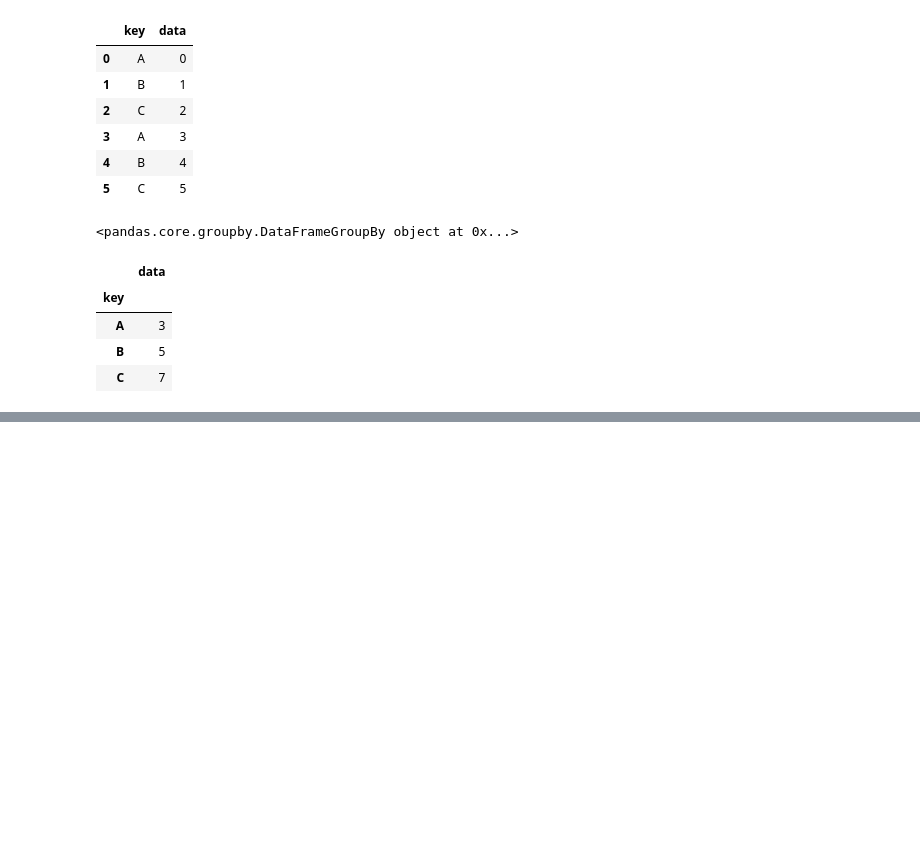
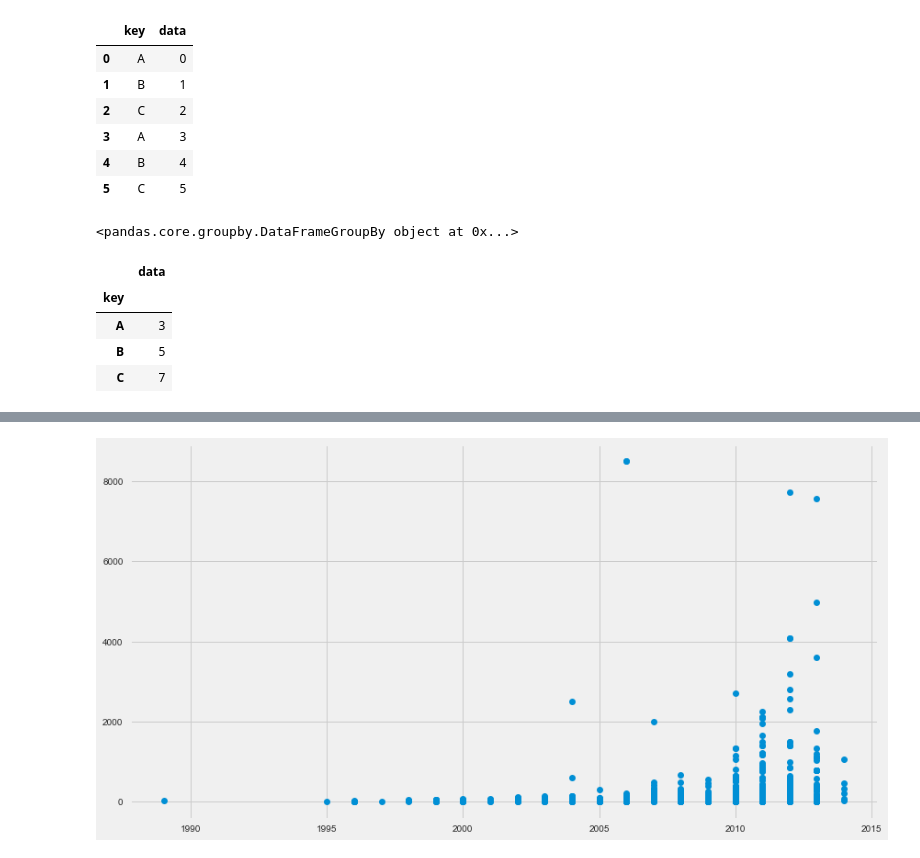
Before and after one commit to numanyilmaz/PythonDataScienceHandbookNotes, a Jupyter notebook: Chapter3.ipynb, the cells around one changed output, grey strips where cells are left out. Saved outputs shown, nothing was run; the diff lists cells and outputs as text; code cells hidden in the pictures; blank space fills up the shorter version.

```diff
--- a/Chapter3.ipynb
+++ b/Chapter3.ipynb
@@ -938,0 +1112,5 @@ df.groupby('key').sum()
+# %%
+plt.figure(figsize=(13, 7))
+plt.plot(planets.year, planets.distance, 'o');
+# %% [output]
+[figure, added]
```
Also changed, not shown: parts of 96 cells of this notebook, 1 other file.
